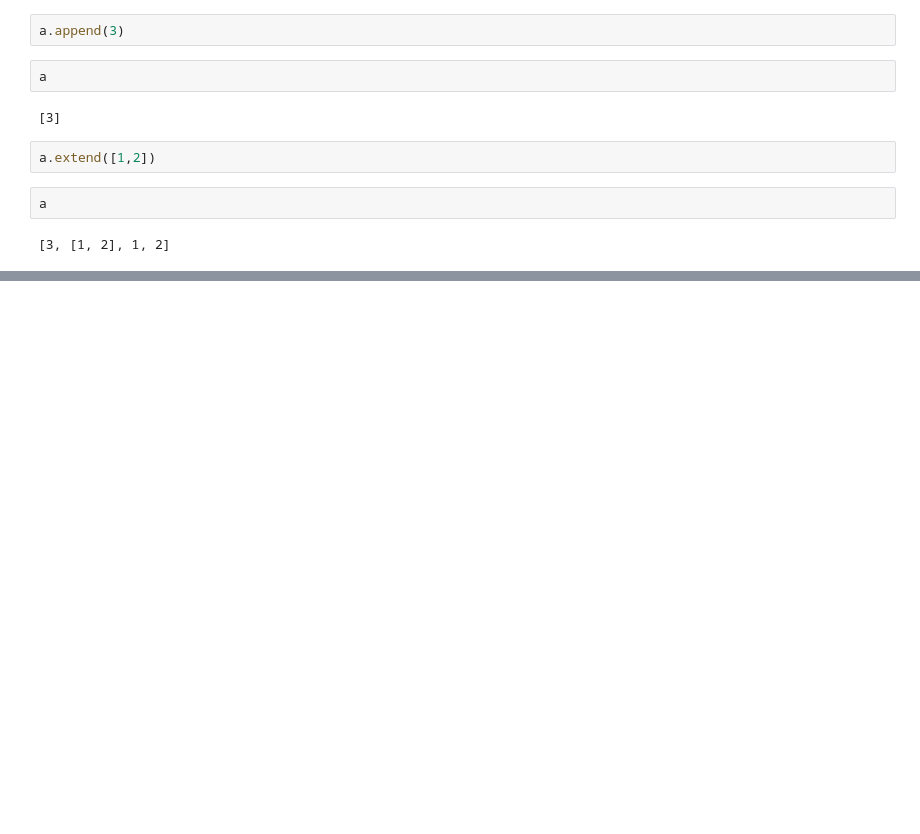
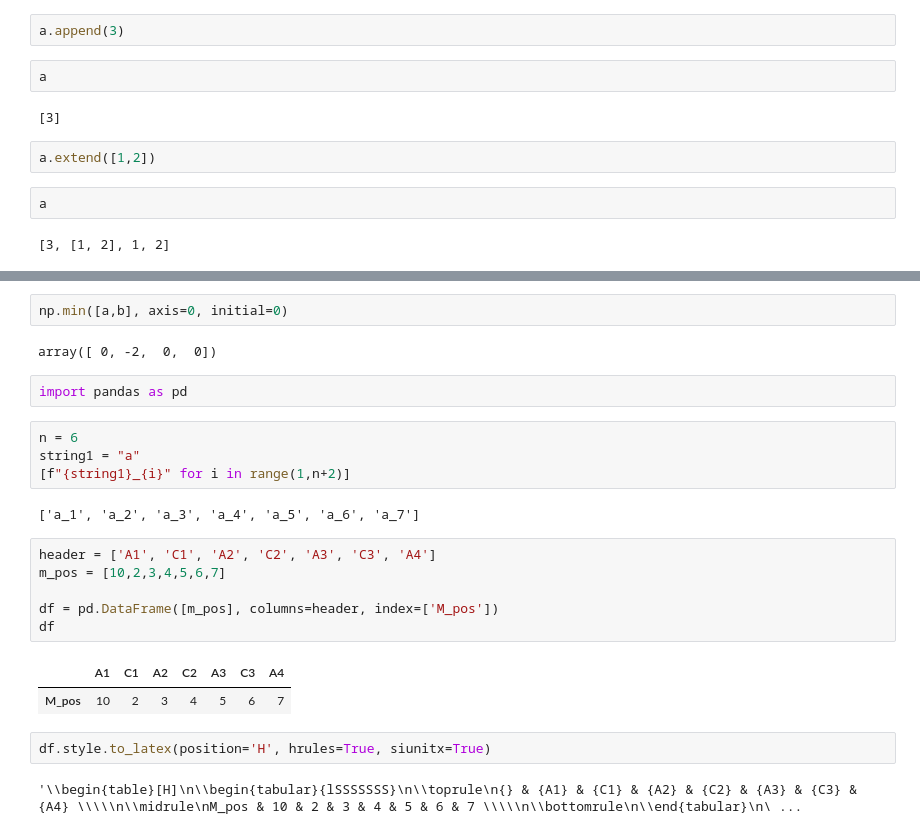
Before and after one commit to sononicola/Continuous-Beam-Solver, a Jupyter notebook: main_jupyter.ipynb, the cells around one changed output, grey strips where cells are left out. Drawn from its saved outputs; the diff is of its cells as text; blank space fills up the shorter version.

```diff
--- a/main_jupyter.ipynb
+++ b/main_jupyter.ipynb
@@ -145,0 +209,25 @@ a
+# %%
+np.min([a,b], axis=0, initial=0)
+# %% [output]
+array([ 0, -2,  0,  0])
+# %%
+import pandas as pd
+# %%
+n = 6
+string1 = "a"
+[f"{string1}_{i}" for i in range(1,n+2)]
+# %% [output]
+['a_1', 'a_2', 'a_3', 'a_4', 'a_5', 'a_6', 'a_7']
+# %%
+header = ['A1', 'C1', 'A2', 'C2', 'A3', 'C3', 'A4']
+m_pos = [10,2,3,4,5,6,7]
+
+df = pd.DataFrame([m_pos], columns=header, index=['M_pos'])
+df
+# %% [output]
+|  | A1 | C1 | A2 | C2 | A3 | C3 | A4 |
+| M_pos | 10 | 2 | 3 | 4 | 5 | 6 | 7 |
+# %%
+df.style.to_latex(position='H', hrules=True, siunitx=True)
+# %% [output]
+'\\begin{table}[H]\n\\begin{tabular}{lSSSSSSS}\n\\toprule\n{} & {A1} & {C1} & {A2} & {C2} & {A3} & {C3} & {A4} \\\\\n\\midrule\nM_pos & 10 & 2 & 3 & 4 & 5 & 6 & 7 \\\\\n\\bottomrule\n\\end{tabular}\n\ ...
```
Also changed, not shown: parts of 23 cells of this notebook, 4 other files.
